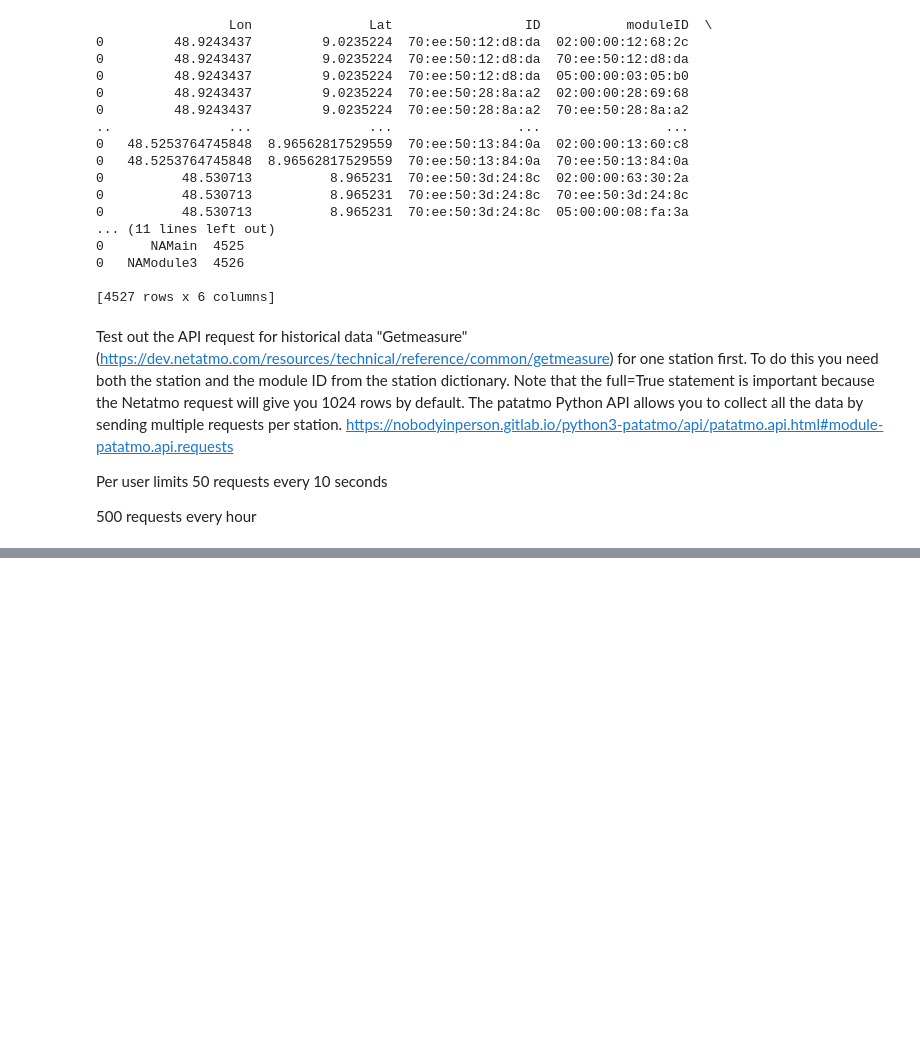
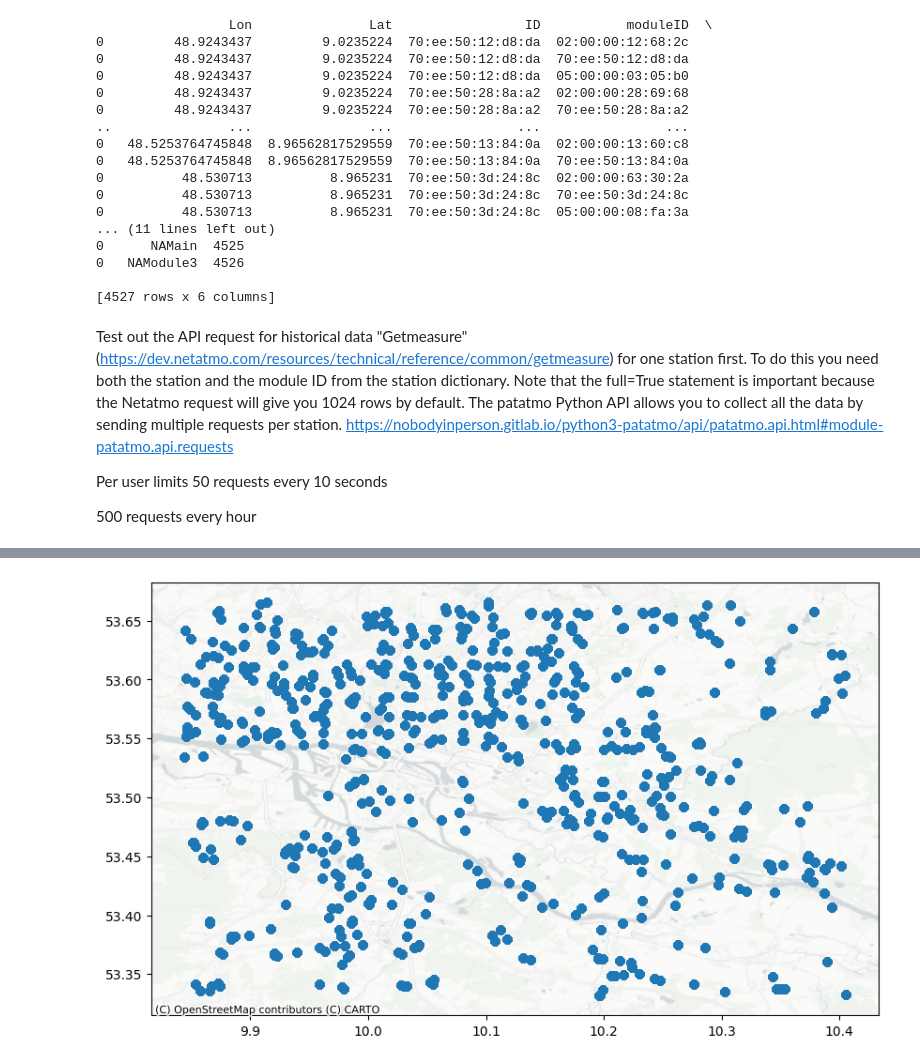
Before and after one commit to IanBuck-dev/master-thesis-data-science, a Jupyter notebook: Netatmo_data_fetch_template.ipynb, the cells around one changed output, grey strips where cells are left out. Cells and saved outputs as stored; diff of their text form; code cells hidden in the pictures; blank space fills up the shorter version.

Commit message:
Add Netatmo data for june 23 Hamburg

```diff
--- a/Netatmo_data_fetch_template.ipynb
+++ b/Netatmo_data_fetch_template.ipynb
@@ -60,7 +17,17 @@ Print the output out to inspect how data is stored.
 
 import json
 
-with open('./data/netatmo/getpublicdata_stuttgart_netatmo.json') as json_file:
+region = {
+    "lat_ne" : 48.9519,
+    "lat_sw" : 48.4698,
+    "lon_ne" : 9.5348,
+    "lon_sw" : 8.8402,
+}
+
+# lat1, lon1 = 53.65326, 9.86917
+# lat2, lon2 = 53.48455, 10.15370
+
+with open('./data/netatmo/june_stuttgart/getpublicdata_stuttgart_netatmo.json') as json_file:
     output = json.load(json_file)
 
 print(output)
@@ -91,7 +58,7 @@ for i in range(0,len(stations)):
       module_type = module_types[module_id]
 
     new = pd.DataFrame(np.array([[lon, lat, device, module_id, module_type, index]]), columns=['Lon', 'Lat', 'ID','moduleID', 'moduleType',  'index'])
-    df = df.append(new)
+    df = pd.concat([df, new])
     index += 1
 
 print(df)
@@ -306,0 +258,10 @@ Temperature Mean: 30.220912547528535, Temperature Std: 2.692733108830314
+# %%
+print(netatmo_df)
+
+print(f'Failed: {len(failed)}')
+print(f'Empty: {len(empty)}')
+grouped = netatmo_df.groupby(["station_id", "time"]).agg({"lon": "first", "lat": "first", "temperature": "first", "pressure": "first", "humidity": "first", "windstrength": "first", "windangle": "first", "guststrength": "first", "gustangle": "first", "rain": "first"}).reset_index()
+
+grouped.to_csv("./data/netatmo/june_stuttgart/stuttgart_19_06_23_14_00_00.csv", index=False, sep=';')
+
+print(grouped)
@@ -306,0 +286,16 @@ Temperature Mean: 30.220912547528535, Temperature Std: 2.692733108830314
+# %%
+proj_wgs = 'EPSG:4326'
+
+gdf = GeoDataFrame(grouped.drop(['lon','lat'], axis=1, inplace=False), geometry=gpd.points_from_xy(grouped.lat, grouped.lon), crs=proj_wgs)
+
+gdf.to_file("./data/netatmo/hamburg_06_23_gdf.geojson", driver='GeoJSON')
+
+print('GeoDataFrame')
+print(gdf)
+print(f'Temperature Mean: {gdf["temperature"].mean()}, Temperature Std: {gdf["temperature"].std()}')
+
+
+fig, ax = plt.subplots(1, 1, figsize=(10, 10))
+gdf.plot(ax=ax)
+ctx.add_basemap(ax, crs=gdf.crs.to_string(), source=ctx.providers.CartoDB.PositronNoLabels)
+# %% [output]
@@ -306,0 +319 @@ Temperature Mean: 30.220912547528535, Temperature Std: 2.692733108830314
+[figure, added]
```
Also changed, not shown: parts of 18 cells of this notebook, 1 other file.
